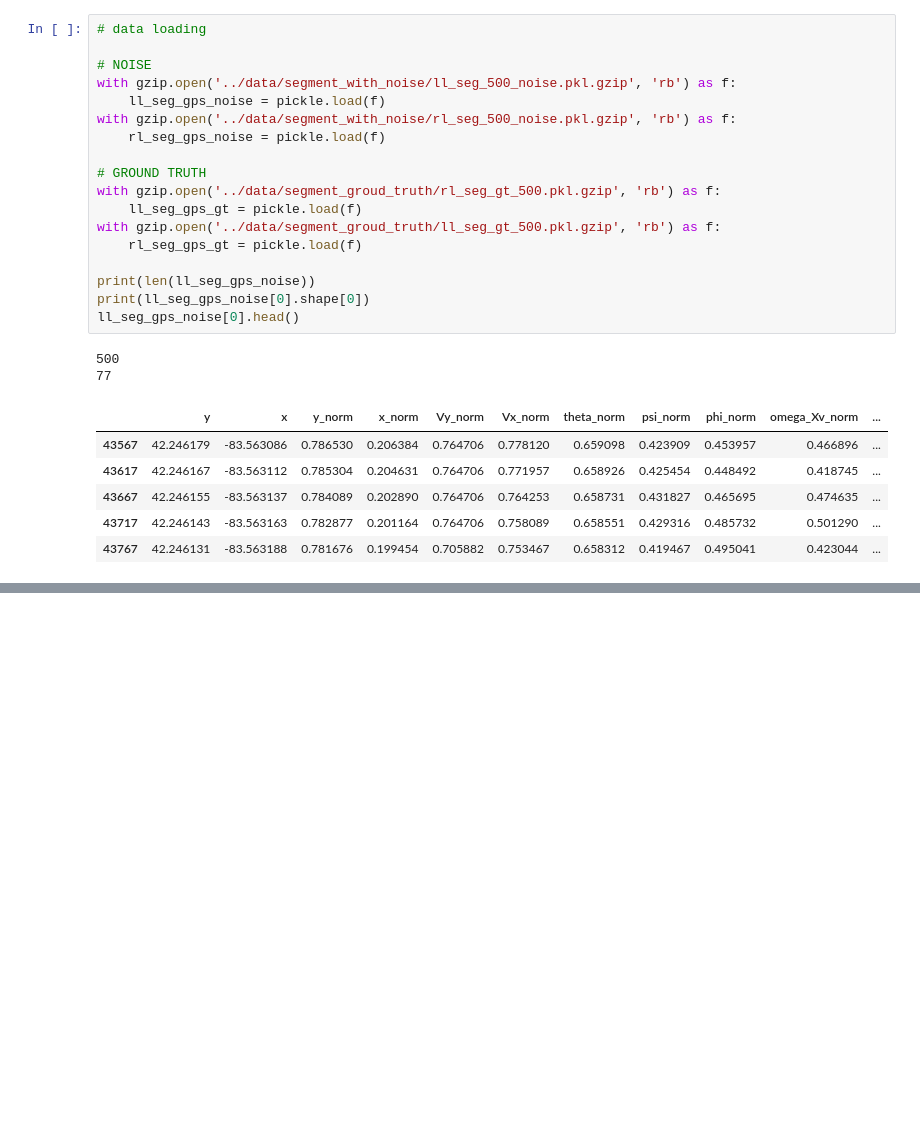
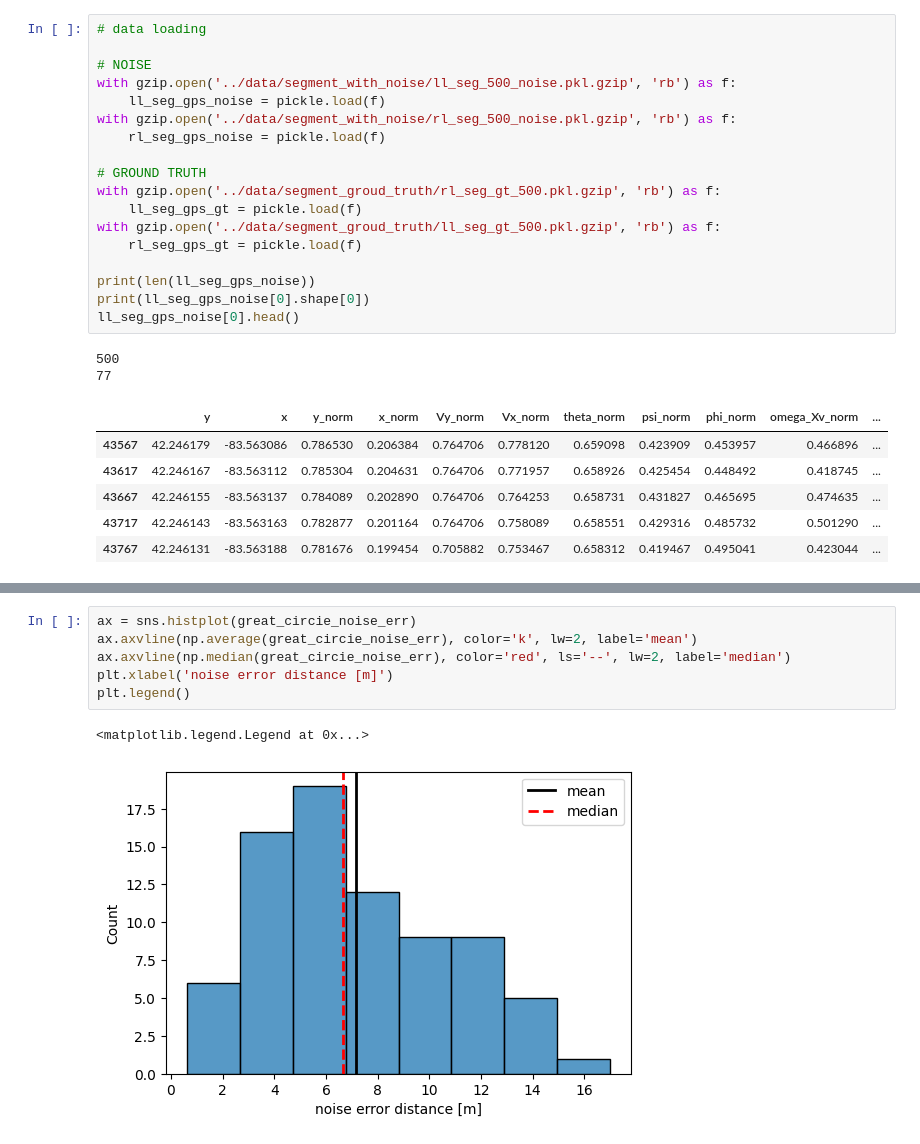
Before and after one commit to jarviskroos7/PATH_vehicle_localization, a Jupyter notebook: code/kf_baseline.ipynb, the cells around one changed output, grey strips where cells are left out. Cells and saved outputs as stored; diff of their text form; blank space fills up the shorter version.

```diff
--- a/code/kf_baseline.ipynb
+++ b/code/kf_baseline.ipynb
@@ -97,0 +233,9 @@ for i in range(nt):
+# %%
+ax = sns.histplot(great_circie_noise_err)
+ax.axvline(np.average(great_circie_noise_err), color='k', lw=2, label='mean')
+ax.axvline(np.median(great_circie_noise_err), color='red', ls='--', lw=2, label='median')
+plt.xlabel('noise error distance [m]')
+plt.legend()
+# %% [output]
+<matplotlib.legend.Legend at 0x...>
+[figure, added]
```
Also changed, not shown: parts of 15 cells of this notebook, 2 other files.
